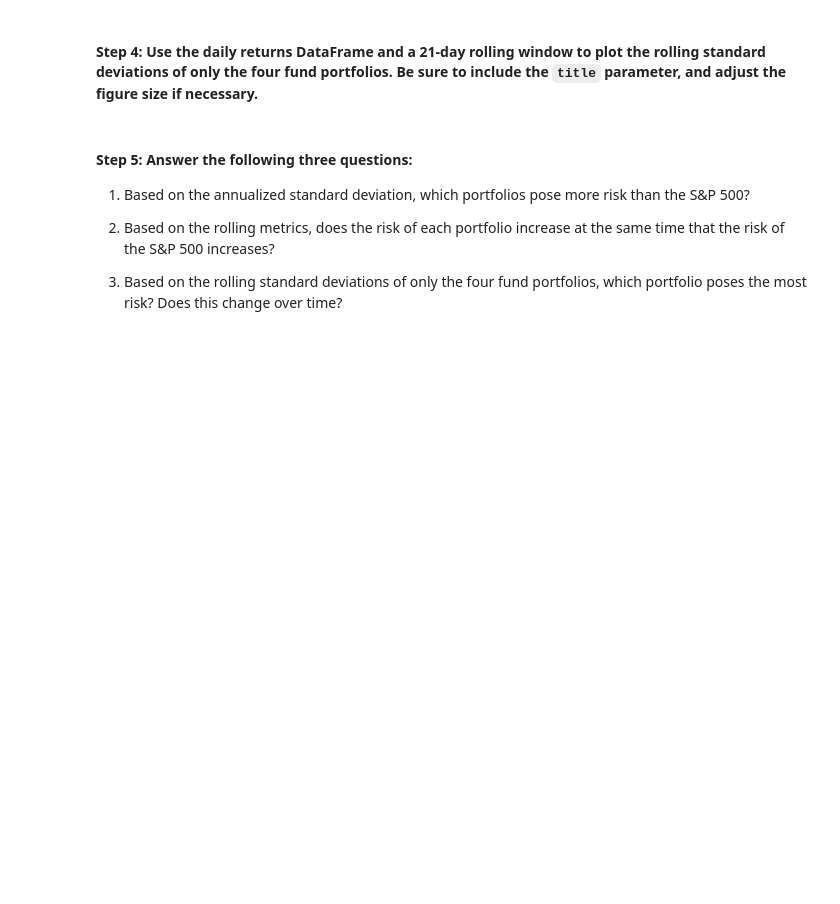
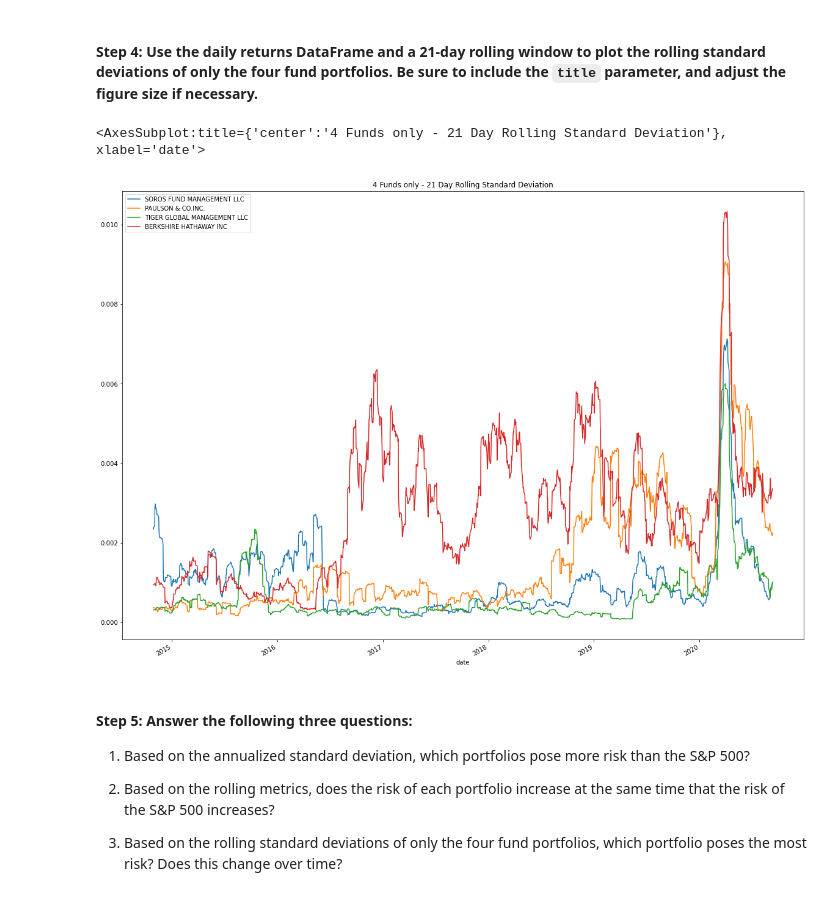
Before and after one commit to tembolo1284/ChallengeFiles_Part4_PaulLopez, a Jupyter notebook: risk_return_analysis.ipynb, the cells around one changed output. Cells and saved outputs as stored; diff of their text form; code cells hidden in the pictures; blank space fills up the shorter version.

```diff
--- a/risk_return_analysis.ipynb
+++ b/risk_return_analysis.ipynb
@@ -277,7 +298,11 @@ Evaluate the risk profile of each portfolio by using the standard deviation and
 # %%
 # Using the daily return data and a 21-day rolling window, plot the rolling standard deviation of just the 4 portfolios.
 # Include a title parameter and adjust the figure size
-# YOUR CODE HERE
+daily_returns_noSP_std20 = daily_returns_noSP.rolling(window=20).std()
+daily_returns_noSP_std20.plot(figsize=(20,15), title="4 Funds only - 21 Day Rolling Standard Deviation")
+# %% [output]
+<AxesSubplot:title={'center':'4 Funds only - 21 Day Rolling Standard Deviation'}, xlabel='date'>
+[figure, added]
 # %% [markdown]
 #### Step 5: Answer the following three questions:
 
```
Also changed, not shown: parts of 23 cells of this notebook, 1 other file.
